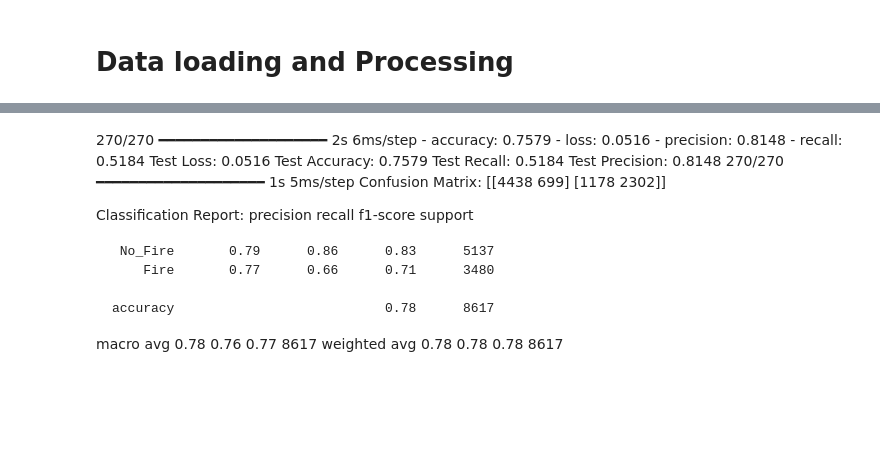
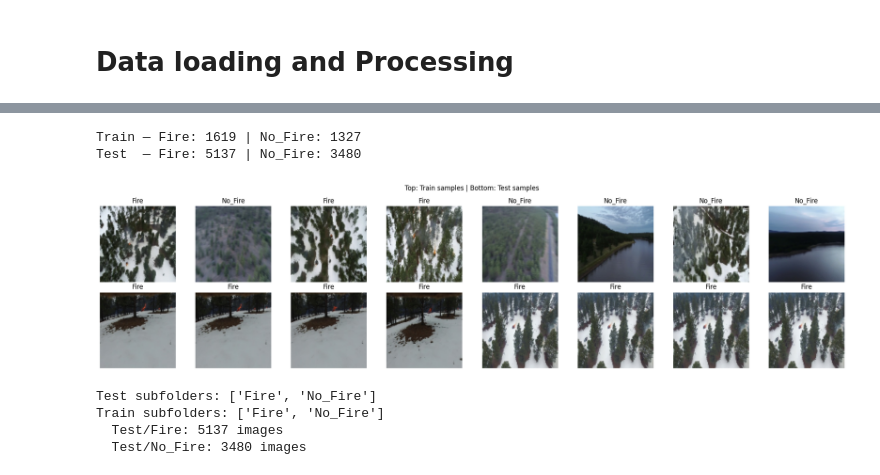
Before and after one commit to JaadTaymani/PHAS0056, a Jupyter notebook: D_Binary copy.ipynb, the cells around one changed output, grey strips where cells are left out. Saved outputs shown, nothing was run; the diff lists cells and outputs as text; code cells hidden in the pictures; blank space fills up the shorter version.

```diff
--- a/D_Binary copy.ipynb
+++ b/D_Binary copy.ipynb
@@ -247,20 +256,44 @@ Threshold 0.65: 0.6140546932676885
-# %% [markdown]
-270/270 ━━━━━━━━━━━━━━━━━━━━ 2s 6ms/step - accuracy: 0.7579 - loss: 0.0516 - precision: 0.8148 - recall: 0.5184
-Test Loss: 0.0516
-Test Accuracy: 0.7579
-Test Recall: 0.5184
-Test Precision: 0.8148
-270/270 ━━━━━━━━━━━━━━━━━━━━ 1s 5ms/step
-Confusion Matrix:
-[[4438  699]
- [1178 2302]]
-
-Classification Report:
-              precision    recall  f1-score   support
-
-     No_Fire       0.79      0.86      0.83      5137
-        Fire       0.77      0.66      0.71      3480
-
-    accuracy                           0.78      8617
-   macro avg       0.78      0.76      0.77      8617
-weighted avg       0.78      0.78      0.78      8617
+# %%
+# 1. Check class balance in test vs train
+test_labels = np.array([y.numpy() for _, y in test_Bi_raw])
+train_labels = np.array([y.numpy() for _, y in train_Bi_raw])
+
+print("Train — Fire:", (train_labels==0).sum(), "| No_Fire:", (train_labels==1).sum())
+print("Test  — Fire:", (test_labels==0).sum(),  "| No_Fire:", (test_labels==1).sum())
+
+# 2. Visually inspect some test images vs train images
+import matplotlib.pyplot as plt
+
+fig, axes = plt.subplots(2, 8, figsize=(20, 5))
+fig.suptitle("Top: Train samples | Bottom: Test samples")
+
+for i, (img, label) in enumerate(train_Bi_raw.take(8)):
+    axes[0, i].imshow(img.numpy().astype("uint8"))
+    axes[0, i].set_title(f"{'Fire' if label==0 else 'No_Fire'}")
+    axes[0, i].axis('off')
+
+for i, (img, label) in enumerate(test_Bi_raw.take(8)):
+    axes[1, i].imshow(img.numpy().astype("uint8"))
+    axes[1, i].set_title(f"{'Fire' if label==0 else 'No_Fire'}")
+    axes[1, i].axis('off')
+
+plt.tight_layout()
+plt.show()
+# %% [output]
+Train — Fire: 1619 | No_Fire: 1327
+Test  — Fire: 5137 | No_Fire: 3480
+[figure, added]
+# %%
+import os
+print("Test subfolders:", os.listdir("Test/"))
+print("Train subfolders:", os.listdir("Training_Bi_Deduped/"))
+
+# Count files per class
+for folder in os.listdir("Test/"):
+    count = len(os.listdir(f"Test/{folder}"))
+    print(f"  Test/{folder}: {count} images")
+# %% [output]
+Test subfolders: ['Fire', 'No_Fire']
+Train subfolders: ['Fire', 'No_Fire']
+  Test/Fire: 5137 images
+  Test/No_Fire: 3480 images
```
Also changed, not shown: parts of 7 cells of this notebook, 2 other files.
